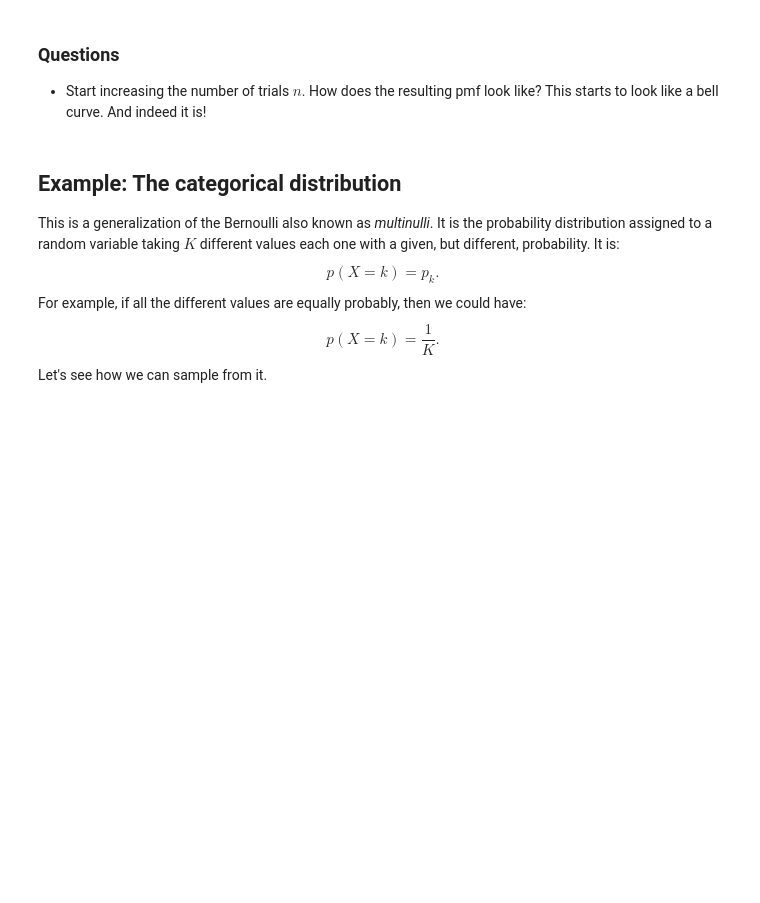
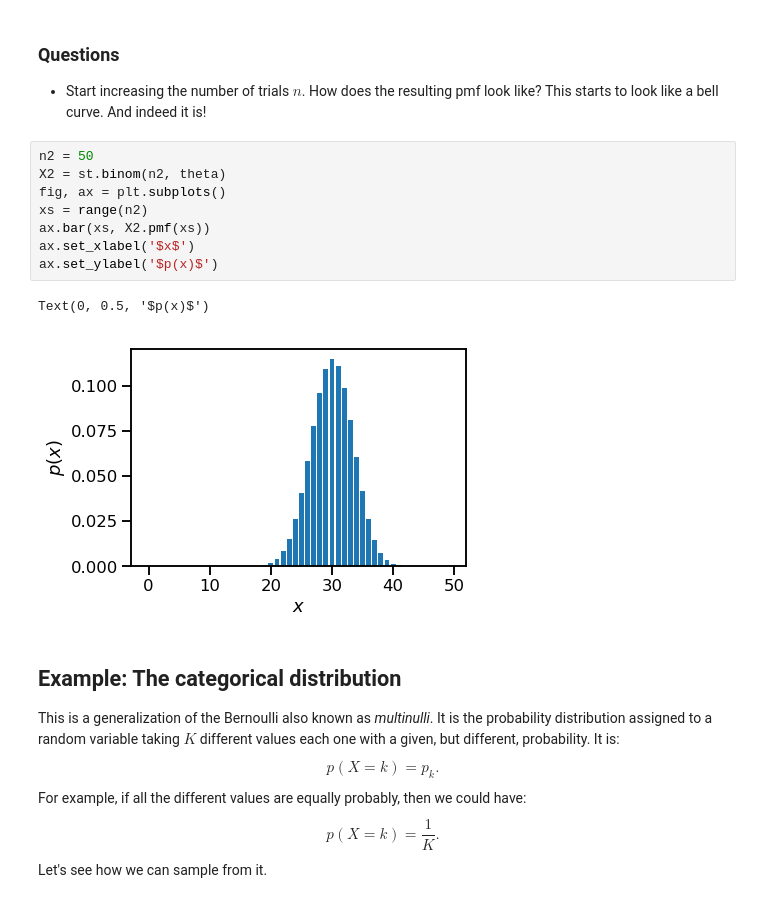
Before and after one commit to PredictiveScienceLab/uq-course, a Jupyter notebook: lectures/lecture_04.ipynb, the cells around one changed output. Drawn from its saved outputs; the diff is of its cells as text; blank space fills up the shorter version.

```diff
--- a/lectures/lecture_04.ipynb
+++ b/lectures/lecture_04.ipynb
@@ -636,6 +636,17 @@ Text(0, 0.5, '$p(x)$')
 
 + Start increasing the number of trials $n$. How does the resulting pmf look like?
 This starts to look like a bell curve. And indeed it is!
+# %%
+n2 = 50
+X2 = st.binom(n2, theta)
+fig, ax = plt.subplots()
+xs = range(n2)
+ax.bar(xs, X2.pmf(xs))
+ax.set_xlabel('$x$')
+ax.set_ylabel('$p(x)$')
+# %% [output]
+Text(0, 0.5, '$p(x)$')
+[figure, added]
 # %% [markdown]
 ## Example: The categorical distribution
 
```
Also changed, not shown: parts of 7 cells of this notebook, 18 other files.
